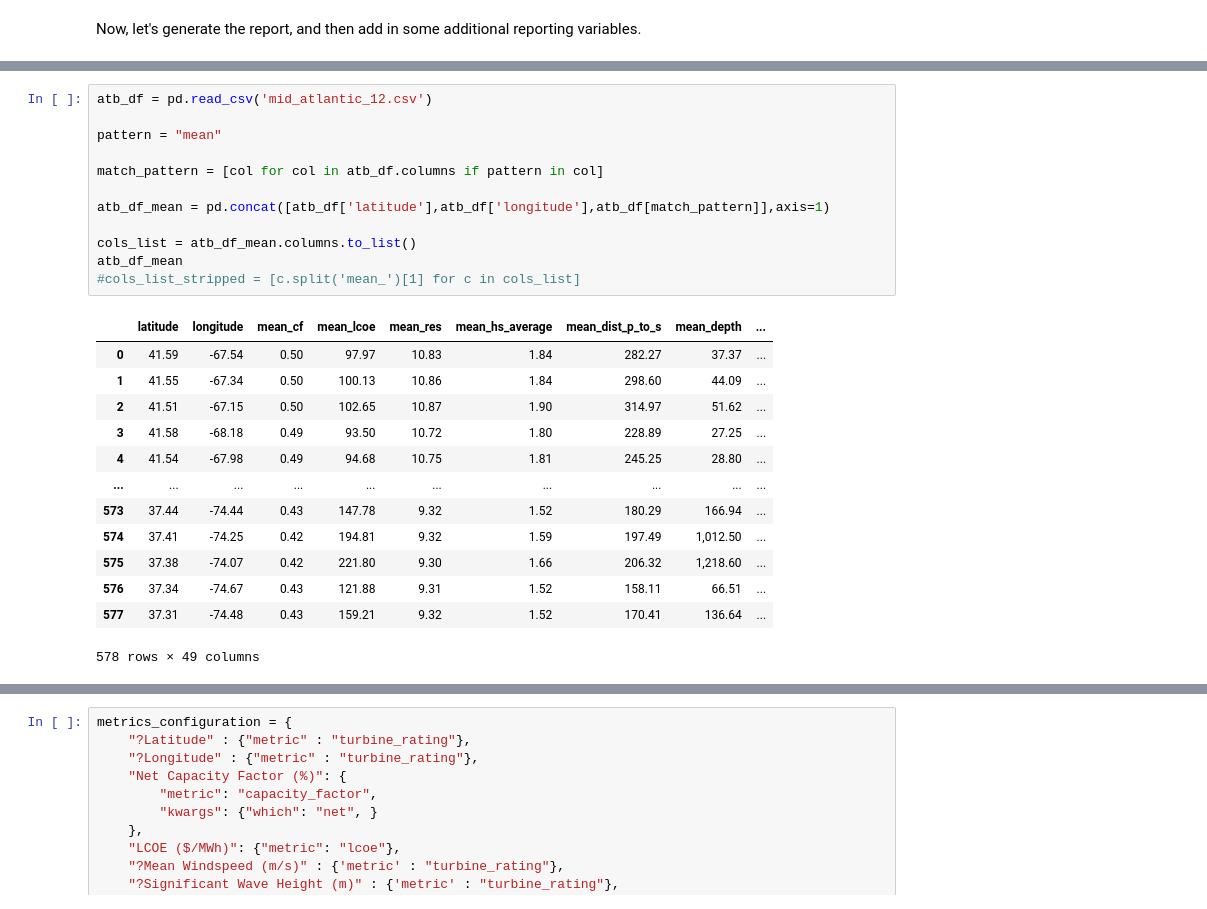
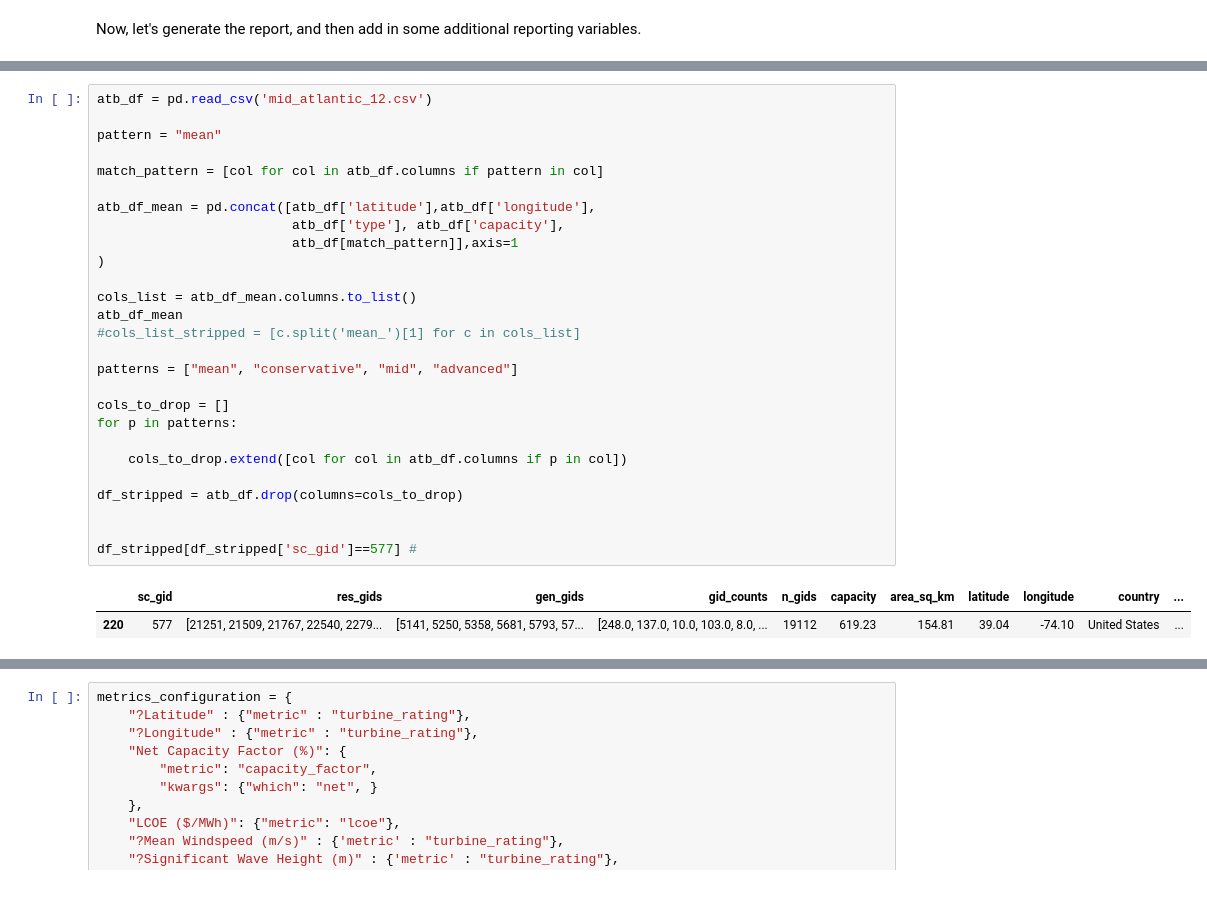
Before and after one commit to nRiccobo/WAVES, a Jupyter notebook: examples/waves_example_2024.ipynb, the cells around one changed output, grey strips where cells are left out. Drawn from its saved outputs; the diff is of its cells as text.

```diff
--- a/examples/waves_example_2024.ipynb
+++ b/examples/waves_example_2024.ipynb
@@ -466,27 +466,31 @@ report_df
 # %%
 atb_df = pd.read_csv('mid_atlantic_12.csv')
 
 pattern = "mean"
 
 match_pattern = [col for col in atb_df.columns if pattern in col]
 
-atb_df_mean = pd.concat([atb_df['latitude'],atb_df['longitude'],atb_df[match_pattern]],axis=1)
+atb_df_mean = pd.concat([atb_df['latitude'],atb_df['longitude'],
+                         atb_df['type'], atb_df['capacity'],
+                         atb_df[match_pattern]],axis=1
+)
 
 cols_list = atb_df_mean.columns.to_list()
 atb_df_mean
 #cols_list_stripped = [c.split('mean_')[1] for c in cols_list]
+
+patterns = ["mean", "conservative", "mid", "advanced"]
+
+cols_to_drop = []
+for p in patterns:
+
+    cols_to_drop.extend([col for col in atb_df.columns if p in col])
+
+df_stripped = atb_df.drop(columns=cols_to_drop)
+
+
+df_stripped[df_stripped['sc_gid']==577] #
 # %% [output]
-|  | latitude | longitude | mean_cf | mean_lcoe | mean_res | mean_hs_average | mean_dist_p_to_s | mean_depth | ... |
-| 0 | 41.59 | -67.54 | 0.50 | 97.97 | 10.83 | 1.84 | 282.27 | 37.37 | ... |
-| 1 | 41.55 | -67.34 | 0.50 | 100.13 | 10.86 | 1.84 | 298.60 | 44.09 | ... |
-| 2 | 41.51 | -67.15 | 0.50 | 102.65 | 10.87 | 1.90 | 314.97 | 51.62 | ... |
-| 3 | 41.58 | -68.18 | 0.49 | 93.50 | 10.72 | 1.80 | 228.89 | 27.25 | ... |
-| 4 | 41.54 | -67.98 | 0.49 | 94.68 | 10.75 | 1.81 | 245.25 | 28.80 | ... |
-| ... | ... | ... | ... | ... | ... | ... | ... | ... | ... |
-| 573 | 37.44 | -74.44 | 0.43 | 147.78 | 9.32 | 1.52 | 180.29 | 166.94 | ... |
-| 574 | 37.41 | -74.25 | 0.42 | 194.81 | 9.32 | 1.59 | 197.49 | 1,012.50 | ... |
-| 575 | 37.38 | -74.07 | 0.42 | 221.80 | 9.30 | 1.66 | 206.32 | 1,218.60 | ... |
-| 576 | 37.34 | -74.67 | 0.43 | 121.88 | 9.31 | 1.52 | 158.11 | 66.51 | ... |
-| 577 | 37.31 | -74.48 | 0.43 | 159.21 | 9.32 | 1.52 | 170.41 | 136.64 | ... |
+|  | sc_gid | res_gids | gen_gids | gid_counts | n_gids | capacity | area_sq_km | latitude | longitude | country | ... |
+| 220 | 577 | [21251, 21509, 21767, 22540, 2279... | [5141, 5250, 5358, 5681, 5793, 57... | [248.0, 137.0, 10.0, 103.0, 8.0, ... | 19112 | 619.23 | 154.81 | 39.04 | -74.10 | United States | ... |
-578 rows × 49 columns
 # %%
```
Also changed, not shown: parts of 7 cells of this notebook, 1 other file.
